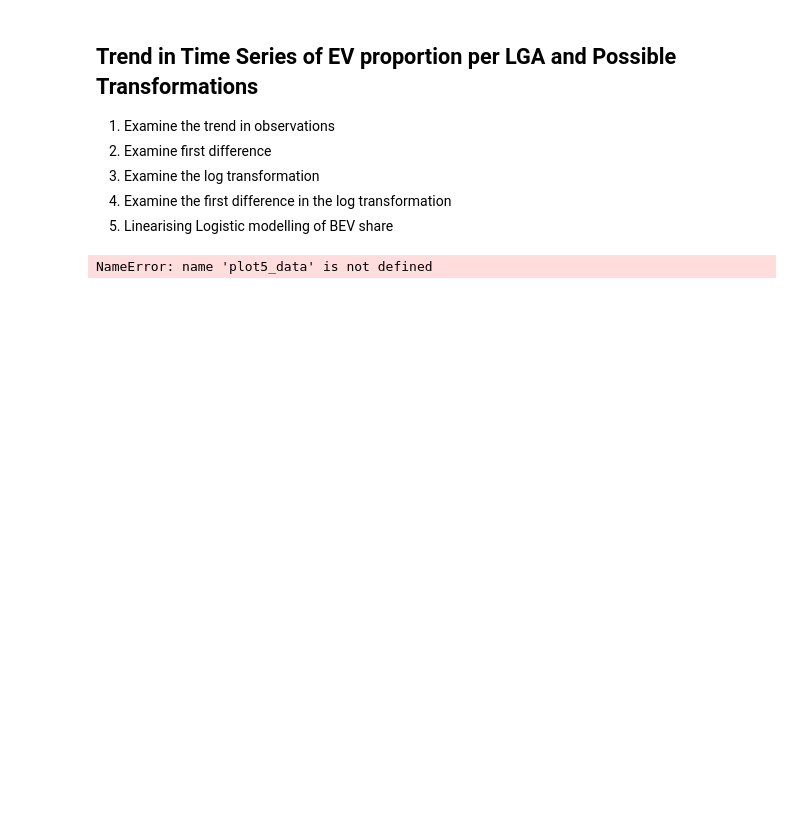
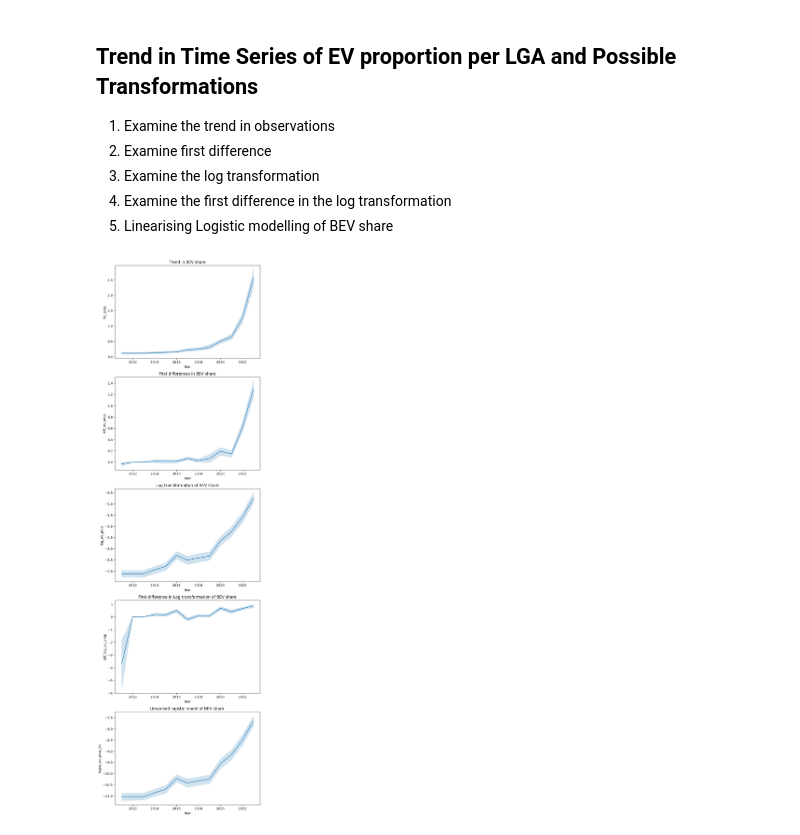
Before and after one commit to MarkStephens060482/forecasting_BEV_adoption_LGA, a Jupyter notebook: Uptake_of_Electric_Vehicles_EDA.ipynb, the cells around one changed output. Saved outputs shown, nothing was run; the diff lists cells and outputs as text; code cells hidden in the pictures; blank space fills up the shorter version.

```diff
--- a/Uptake_of_Electric_Vehicles_EDA.ipynb
+++ b/Uptake_of_Electric_Vehicles_EDA.ipynb
@@ -805,33 +773,33 @@ plot4_df = plot4_df.sort_values(by='Population_density')
 # %%
 plot5_df = Analytical_df.copy()
 #sample 5 from LGA_CODE
 #samp = np.random.choice(list(plot5_df.index),10,replace = False)
-ev_prop_offset = pd.Series(plot5_data['EV_prop'].unique()).nsmallest(2).iloc[-1]/2
+ev_prop_offset = pd.Series(plot5_df['EV_prop'].unique()).nsmallest(2).iloc[-1]/2
 #Filter by LGA_code, Year and EV_prop
 plot5_data = plot5_df.loc[:,["Year","LGA_name","EV_prop"]].reset_index()
 #find the first difference of EV-prop
 plot5_data['diff_ev_prop'] = plot5_data.groupby('LGA_name')['EV_prop'].diff()
 # find the first difference of the log of EV_prop grouped by LGA_name
 plot5_data['log_ev_prop'] = np.log(plot5_data['EV_prop']+ ev_prop_offset)
 # find the first difference of the log of EV_prop grouped by LGA_name
 plot5_data['diff_log_ev_prop'] = plot5_data.groupby('LGA_name')['log_ev_prop'].diff()
 # Linearised Logistic model of BEV share
 plot5_data['logist_ev_prop_lin'] = np.log((plot5_data['EV_prop'] + ev_prop_offset)/(1000-(plot5_data['EV_prop'] + ev_prop_offset)))
 # remove rows with NAs
 plot5_data['diff_ev_prop'] = plot5_data['diff_ev_prop'].fillna(0)
 fig,axs = plt.subplots(5,1,figsize = (8, 30))
 axs = np.ravel(axs)
 for i,var in enumerate(['EV_prop','diff_ev_prop','log_ev_prop','diff_log_ev_prop','logist_ev_prop_lin']):
   sns.lineplot(plot5_data, x = 'Year',y = var,  ax = axs[i] )
   title = ['Trend in BEV share',
            'First differences in BEV share',
            'Log transformation of BEV share',
            'First difference in Log transformation of BEV share',
            'Linearised logistic model of BEV share ']
   axs[i].set_title(f'{title[i]}')
 plt.show()
 # %% [output]
-NameError: name 'plot5_data' is not defined
+[figure, added]
 # %%
 
 np.log(Analytical_df['Neighbourhood_EV_prop']+ pd.Series(Analytical_df['Neighbourhood_EV_prop'].unique()).nsmallest(2).iloc[-1]/2).hist()
```
Also changed, not shown: parts of 7 cells of this notebook.
